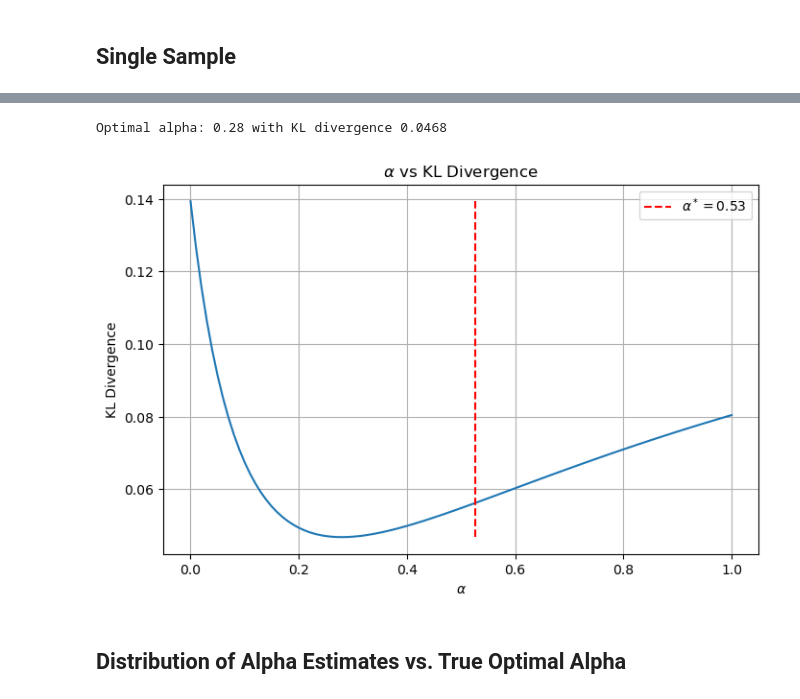
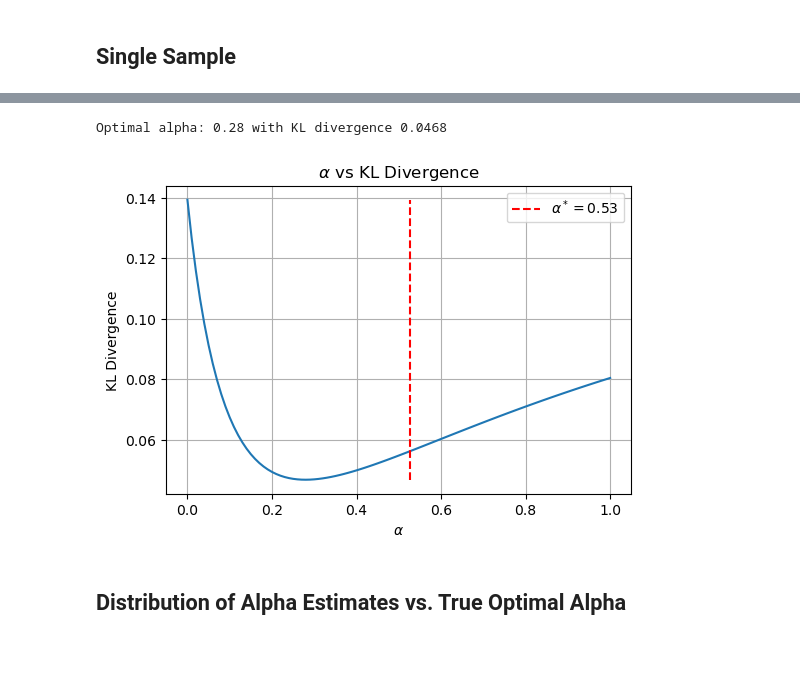
Before and after one commit to justinyli/unbiasing-social-networks, a Jupyter notebook: code/experiments copy.ipynb, the cells around one changed output, grey strips where cells are left out. Saved outputs shown, nothing was run; the diff lists cells and outputs as text; code cells hidden in the pictures; blank space fills up the shorter version.

Commit message:
images

```diff
--- a/code/experiments copy.ipynb
+++ b/code/experiments copy.ipynb
@@ -354,28 +354,28 @@ Adjusted vs. Population & 0.080424 \\
 # %%
 alphas = np.arange(0, 1.01, 0.01)
 kl_vals = []
 
 for alpha in alphas:
     adj_dist = vh_with_homophily_adjustment(rds_df, graph_covariates, recruiter_map, alpha=alpha)
     kl = kl_divergence(adj_dist, pop_dist)
     kl_vals.append(kl)
 
 true_best_alpha = np.argmin(kl_vals)
 print(f"Optimal alpha: {alphas[true_best_alpha]:.2f} with KL divergence {kl_vals[true_best_alpha]:.4f}")
 
-plt.figure(figsize=(8, 5))
+plt.figure(figsize=(6, 4))
 plt.plot(alphas, kl_vals)
 plt.xlabel("$\\alpha$")
 plt.ylabel("KL Divergence")
 plt.title("$\\alpha$ vs KL Divergence")
 plt.vlines(x=found_alpha, ymin=min(kl_vals), ymax=max(kl_vals), colors='r', linestyles='dashed', label=f'$\\alpha^*={found_alpha:.2f}$')
 plt.grid(True)
 plt.legend()
 plt.savefig("../img/single_trial_alpha_vs_kl.pdf")
 plt.show()
 # %% [output]
 Optimal alpha: 0.28 with KL divergence 0.0468
-[figure, old version]
+[figure, new version]
 # %% [markdown]
 ## Distribution of Alpha Estimates vs. True Optimal Alpha
 # %%
```
Also changed, not shown: parts of 1 cell of this notebook, 1 other file.
